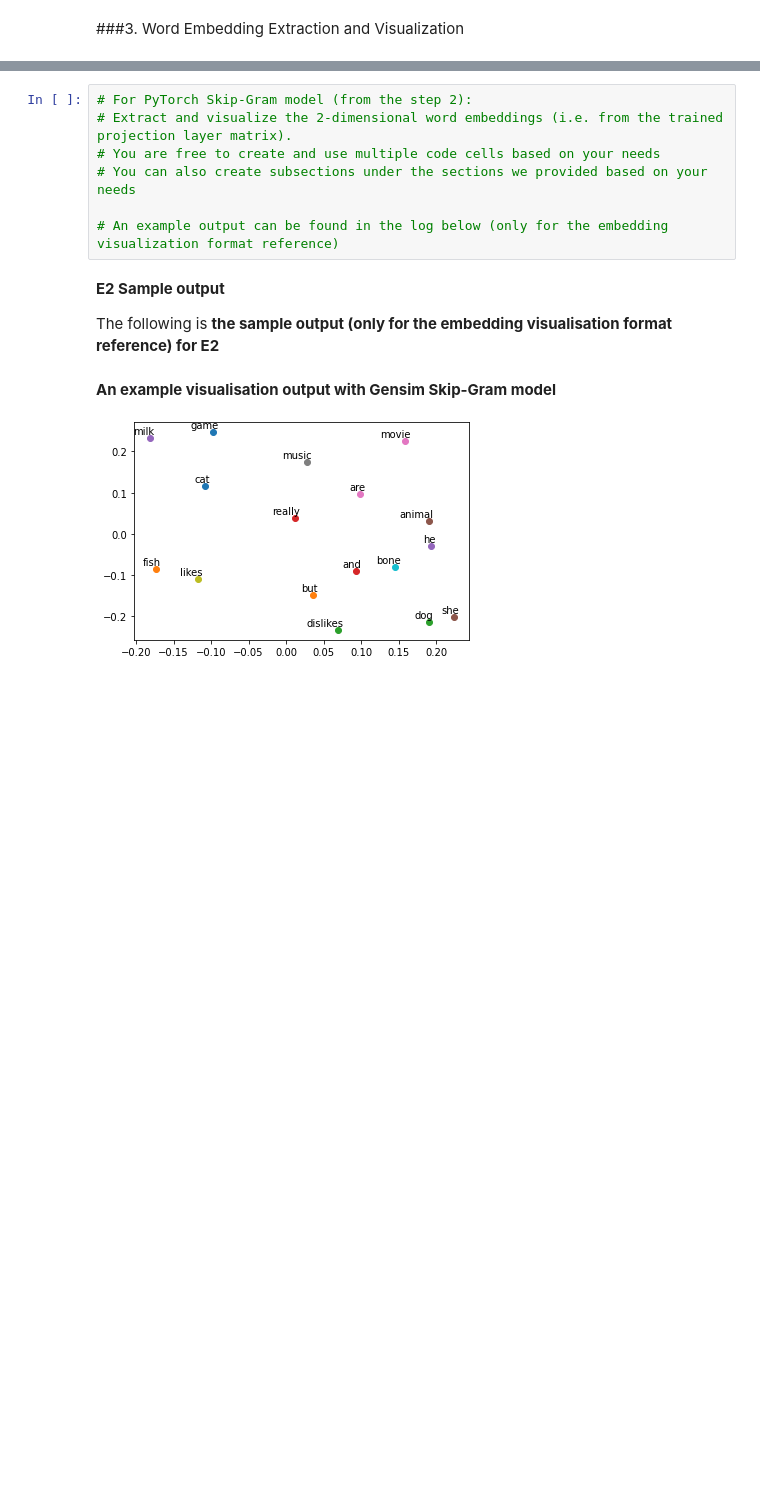
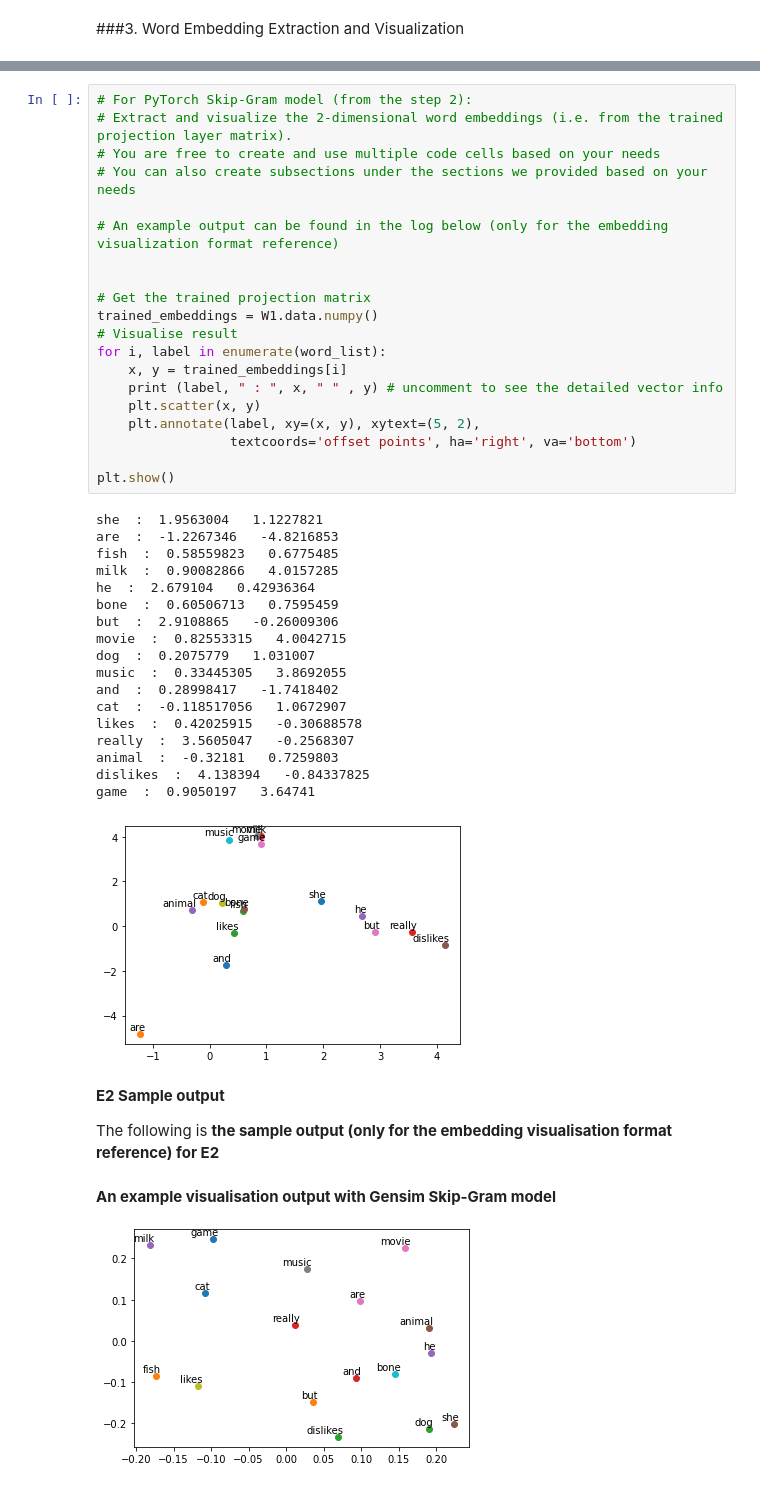
Before and after one commit to yuruojie777/NLP, a Jupyter notebook: COMP5046_Lab03.ipynb, the cells around one changed output, grey strips where cells are left out. Drawn from its saved outputs; the diff is of its cells as text; blank space fills up the shorter version.

```diff
--- a/COMP5046_Lab03.ipynb
+++ b/COMP5046_Lab03.ipynb
@@ -597,10 +781,42 @@ corpus = ["he likes cat and cat",
 # %%
 # For PyTorch Skip-Gram model (from the step 2):
 # Extract and visualize the 2-dimensional word embeddings (i.e. from the trained projection layer matrix).
 # You are free to create and use multiple code cells based on your needs
 # You can also create subsections under the sections we provided based on your needs
 
 # An example output can be found in the log below (only for the embedding visualization format reference)
+
+
+# Get the trained projection matrix
+trained_embeddings = W1.data.numpy()
+# Visualise result
+for i, label in enumerate(word_list):
+    x, y = trained_embeddings[i]
+    print (label, " : ", x, " " , y) # uncomment to see the detailed vector info
+    plt.scatter(x, y)
+    plt.annotate(label, xy=(x, y), xytext=(5, 2),
+                 textcoords='offset points', ha='right', va='bottom')
+
+plt.show()
+# %% [output]
+she  :  1.9563004   1.1227821
+are  :  -1.2267346   -4.8216853
+fish  :  0.58559823   0.6775485
+milk  :  0.90082866   4.0157285
+he  :  2.679104   0.42936364
+bone  :  0.60506713   0.7595459
+but  :  2.9108865   -0.26009306
+movie  :  0.82553315   4.0042715
+dog  :  0.2075779   1.031007
+music  :  0.33445305   3.8692055
+and  :  0.28998417   -1.7418402
+cat  :  -0.118517056   1.0672907
+likes  :  0.42025915   -0.30688578
+really  :  3.5605047   -0.2568307
+animal  :  -0.32181   0.7259803
+dislikes  :  4.138394   -0.84337825
+game  :  0.9050197   3.64741
+[figure, added]
 # %% [markdown]
 **E2 Sample output**
 
```
Also changed, not shown: parts of 7 cells of this notebook.
